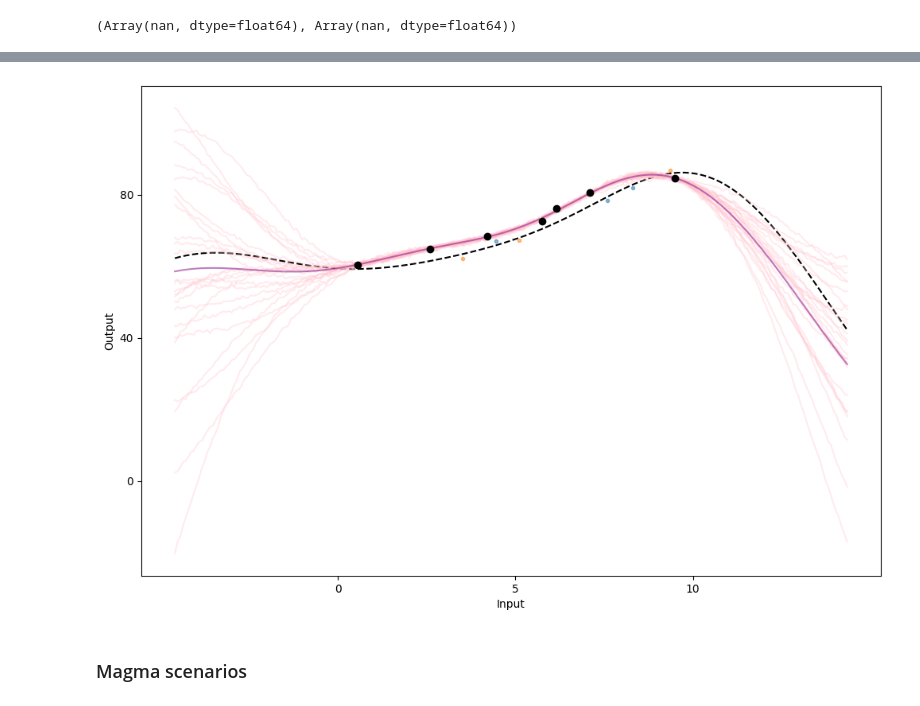
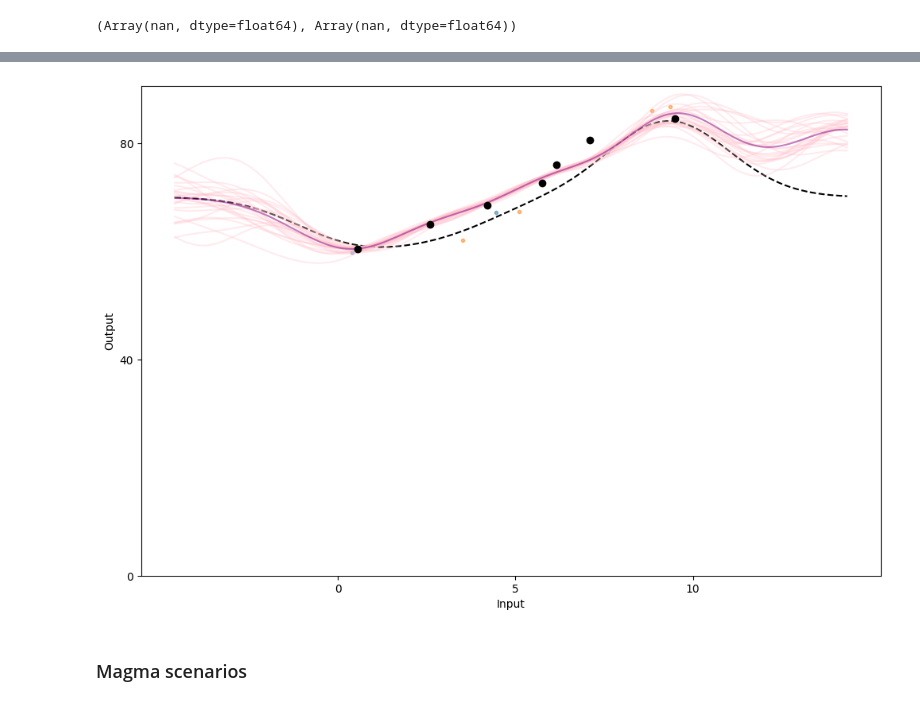
Before and after one commit to SimLej18/MagmaClustPy, a Jupyter notebook: benchmarks/prediction.ipynb, the cells around one changed output, grey strips where cells are left out. Drawn from its saved outputs; the diff is of its cells as text; code cells hidden in the pictures.

Commit message:
[fix](WiP) prediction works in all scenarios, plotting should still be reworked

```diff
--- a/benchmarks/prediction.ipynb
+++ b/benchmarks/prediction.ipynb
@@ -229,2 +285,7 @@ post_mean_grid.shape, post_cov_grid.shape
 # %% [output]
 ((271,), (271, 271))
+# %%
+post_mean_grid = post_mean_full_grid[mappings_grid_on_full_grid]
+post_cov_grid = post_cov_full_grid[jnp.ix_(mappings_grid_on_full_grid, mappings_grid_on_full_grid)]
+
+post_mean_grid.shape, post_cov_grid.shape
@@ -230,0 +294,5 @@ post_mean_grid.shape, post_cov_grid.shape
+# %%
+post_mean_pred = post_mean_full_grid[mappings_pred_on_grid[1]]
+post_cov_pred = post_cov_full_grid[jnp.ix_(mappings_pred_on_grid[1], mappings_pred_on_grid[1])]
+
+post_mean_pred.shape, post_cov_pred.shape
@@ -230,0 +301,4 @@ post_mean_grid.shape, post_cov_grid.shape
+# %%
+post_cov_crossed = post_cov_full_grid[jnp.ix_(mappings_pred_on_grid[1], mappings_grid_on_full_grid)]
+
+post_cov_crossed.shape
@@ -231,6 +325,15 @@ post_mean_grid.shape, post_cov_grid.shape
 # %% [markdown]
 #### Test
 # %%
-pred_mean_new, pred_cov_new = predict_single_cluster(post_mean_grid, post_cov_grid, padded_outputs_pred, mappings_pred_on_grid, full_grid, task_kern)
+#grid, post_mean_pred, post_mean_grid, post_mean_crossed, pred_task_kernel
+pred_mean_new, pred_cov_new = predict_single_cluster(
+	padded_inputs_pred,
+	padded_outputs_pred,
+	grid, post_mean_pred,
+	post_cov_pred,
+	post_mean_grid,
+	post_cov_grid,
+	post_cov_crossed,
+	task_kern)
 pred_mean_new.shape, pred_cov_new.shape
 # %% [output]
@@ -257,7 +368,7 @@ The slowest run took 10.33 times longer than the fastest. This could mean that a
 # %%
-plot_prediction(full_grid, post_mean_grid, padded_inputs_train, padded_outputs_train, padded_inputs_pred[pred_id], padded_outputs_pred[pred_id], pred_mean_new[pred_id], pred_cov_new[pred_id])
+plot_prediction(grid, post_mean_grid, padded_inputs_train, padded_outputs_train, padded_inputs_pred[pred_id], padded_outputs_pred[pred_id], pred_mean_new[pred_id], pred_cov_new[pred_id])
 # %% [output]
-[figure, old version]
+[figure, new version]
 # %% [markdown]
 ### Magma scenarios
 # %% [markdown]
```
Also changed, not shown: parts of 88 cells of this notebook, 10 other files.
